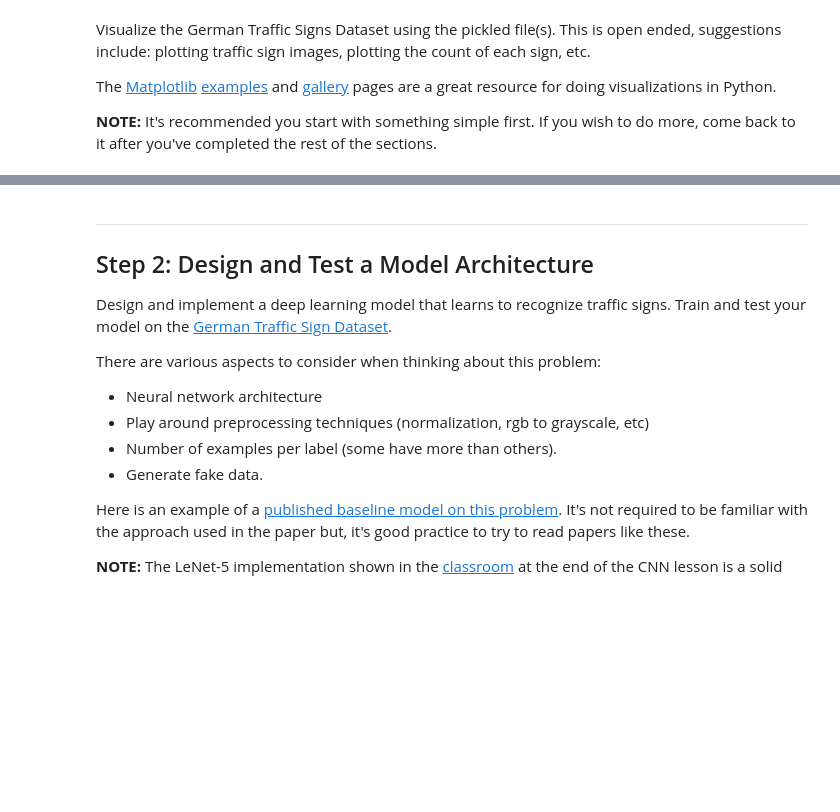
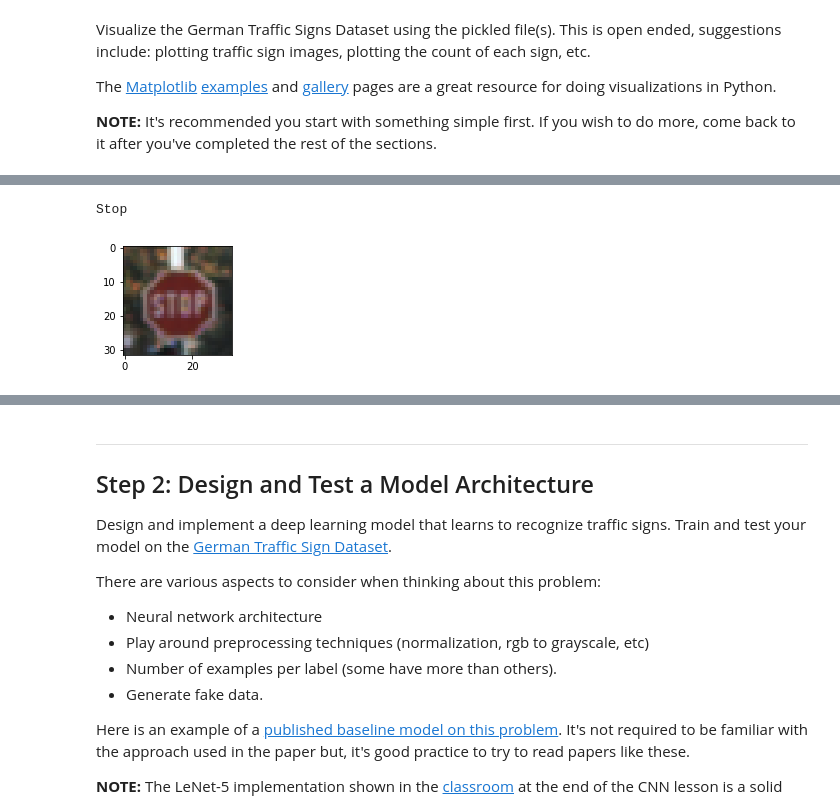
Before and after one commit to royveshovda/CarND-Traffic-Sign-Classifier-P2, a Jupyter notebook: Traffic_Sign_Classifier.ipynb, the cells around one changed output, grey strips where cells are left out. Drawn from its saved outputs; the diff is of its cells as text; code cells hidden in the pictures; blank space fills up the shorter version.

```diff
--- a/Traffic_Sign_Classifier.ipynb
+++ b/Traffic_Sign_Classifier.ipynb
@@ -109,0 +119,12 @@ print(y_train[index])
+# %%
+index = 29373
+image = X_train[index].squeeze()
+
+plt.figure(figsize=(2,2))
+plt.imshow(image)
+print(signnameslist[y_train[index]])
+#27375
+#31846
+# %% [output]
+Stop
+[figure, added]
```
Also changed, not shown: parts of 8 cells of this notebook.
